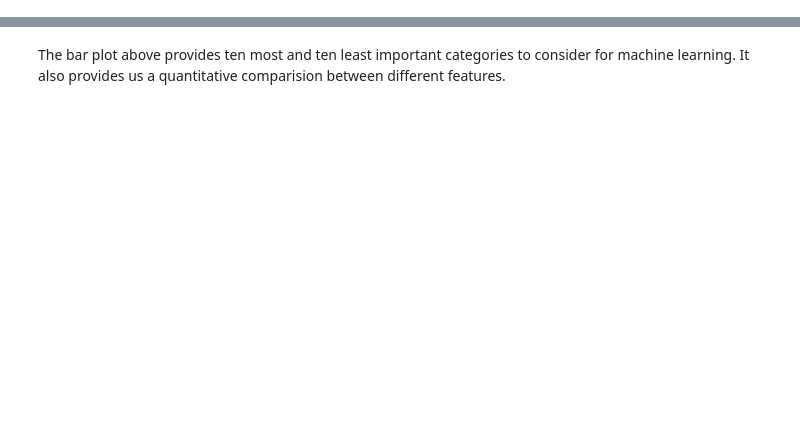
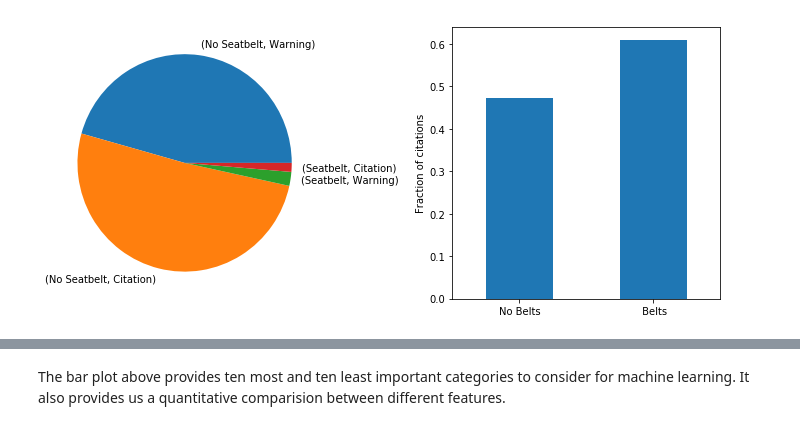
Before and after one commit to lekhnath12/Capstone-project-I, a Jupyter notebook: Data_Story.ipynb, the cells around one changed output, grey strips where cells are left out. Saved outputs shown, nothing was run; the diff lists cells and outputs as text; code cells hidden in the pictures; blank space fills up the shorter version.

```diff
--- a/Data_Story.ipynb
+++ b/Data_Story.ipynb
@@ -18,0 +64,26 @@ df_traffic = pd.read_csv('data_wrangled.csv',
+# %%
+fig, axes = plt.subplots(nrows=1, ncols=2, squeeze=False, figsize = [12, 5])
+# use of seatbelt
+df = df_traffic.groupby(['Belts_Yes', 'Violation Type_Warning']).count()
+
+df.index.set_levels([['No Seatbelt', 'Seatbelt'],
+                       ['Warning', 'Citation']], inplace=True)
+
+df.Fatal_Yes.plot(kind = 'pie', legend = False, label = '', ax = axes[0,0])
+
+
+# Wearing seat belt decreases the citation probability
+df = df_traffic.groupby(['Belts_Yes', 'Violation Type_Warning']).count()
+
+prop_no_Belts = df.loc[(0, 0),'Personal Injury_Yes']/\
+                    [df.loc[(0, 0),'Personal Injury_Yes'] + df.loc[(0, 1),'Personal Injury_Yes']]
+prop_Belts = df.loc[(1, 0),'Personal Injury_Yes']/\
+                    [df.loc[(1, 0),'Personal Injury_Yes'] + df.loc[(1, 1),'Personal Injury_Yes']]
+
+df1 = pd.DataFrame([prop_no_Belts, prop_Belts], index = ['No Belts', ' Belts'])
+df1.plot(kind = 'bar', rot = 0, legend = False, ax = axes[0,1])
+plt.ylabel('Fraction of citations')
+plt.subplots_adjust(wspace = 0.5)
+plt.show()
+# %% [output]
+[figure, added]
```
Also changed, not shown: parts of 20 cells of this notebook.
